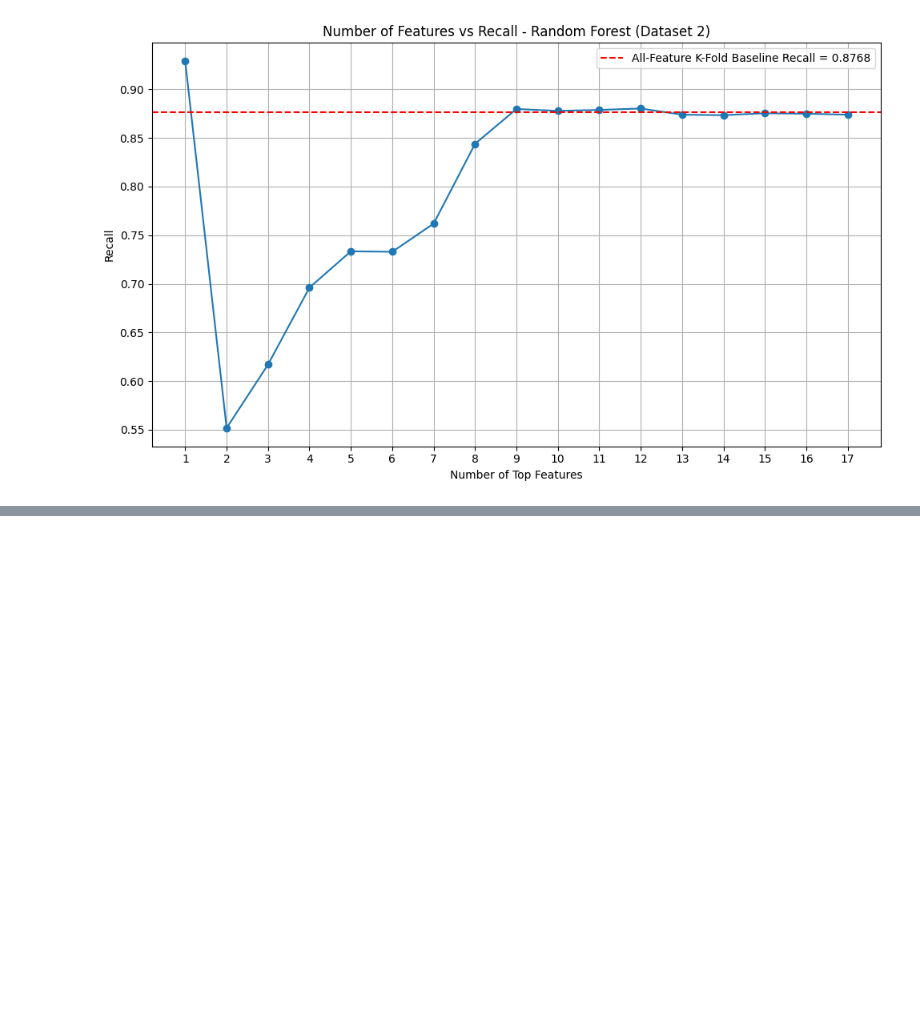
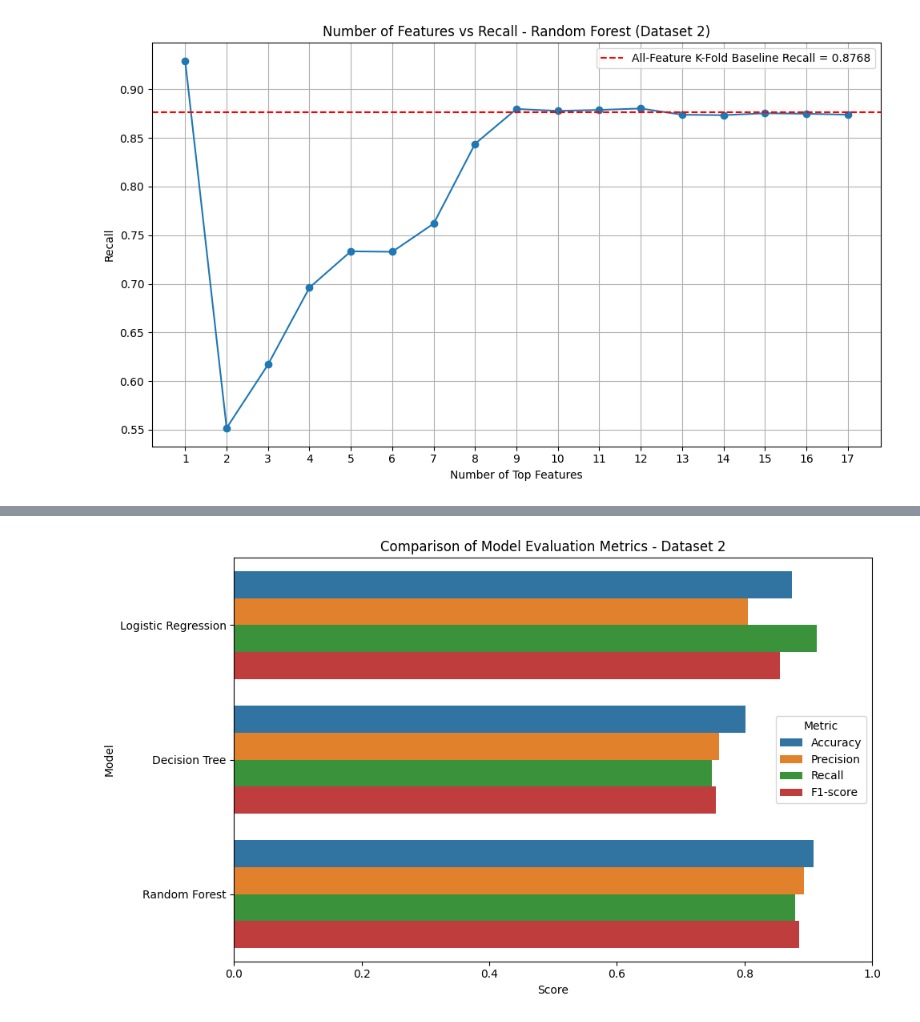
Before and after one commit to jeremy87lee/IS_PROJECT_TEAM_3, a Jupyter notebook: Dataset_Based/Dataset_2_Analysis.ipynb, the cells around one changed output, grey strips where cells are left out. Drawn from its saved outputs; the diff is of its cells as text; code cells hidden in the pictures; blank space fills up the shorter version.

Commit message:
Comparison between algorithms

```diff
--- a/Dataset_Based/Dataset_2_Analysis.ipynb
+++ b/Dataset_Based/Dataset_2_Analysis.ipynb
@@ -977,6 +1009,22 @@ plt.legend()
 plt.grid(True)
 plt.tight_layout()
 plt.show()
+
+# RANDOM FOREST RESULTS FOR FINAL COMPARISON
+rf2_summary = {
+    "Model": "Random Forest",
+    "Accuracy": accuracy_rf,
+    "Precision": precision_rf,
+    "Recall": recall_rf,
+    "F1-score": f1_rf,
+    "CV Accuracy": baseline_accuracy_rf_cv,
+    "CV Precision": baseline_precision_rf_cv,
+    "CV Recall": baseline_recall_rf_cv,
+    "CV F1-score": baseline_f1_rf_cv
+}
+
+cm_rf2 = cm_rf.copy()
+topk_rf2_results_df = topk_rf_results_df.copy()
 # %% [output]
 DATASET 2: Lung Cancer Prediction Dataset - Random Forest
 First 5 rows:
@@ -1034,0 +1120,29 @@ Individual Feature Results (5-Fold CV)
+# %%
+# BAR CHART: MODEL EVALUATION METRICS - DATASET 2
+
+metrics_to_plot = ["Accuracy", "Precision", "Recall", "F1-score"]
+
+model_comparison_dataset2_long = model_comparison_dataset2_df.melt(
+    id_vars="Model",
+    value_vars=metrics_to_plot,
+    var_name="Metric",
+    value_name="Score"
+)
+
+plt.figure(figsize=(10, 6))
+sns.barplot(
+    data=model_comparison_dataset2_long,
+    x="Score",
+    y="Model",
+    hue="Metric"
+)
+
+plt.title("Comparison of Model Evaluation Metrics - Dataset 2")
+plt.xlabel("Score")
+plt.ylabel("Model")
+plt.xlim(0, 1)
+plt.legend(title="Metric")
+plt.tight_layout()
+plt.show()
+# %% [output]
+[figure, added]
```
Also changed, not shown: parts of 5 cells of this notebook.
